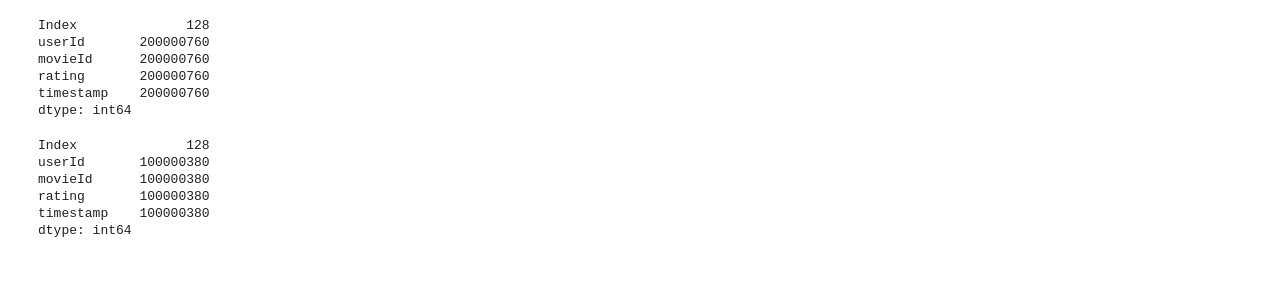
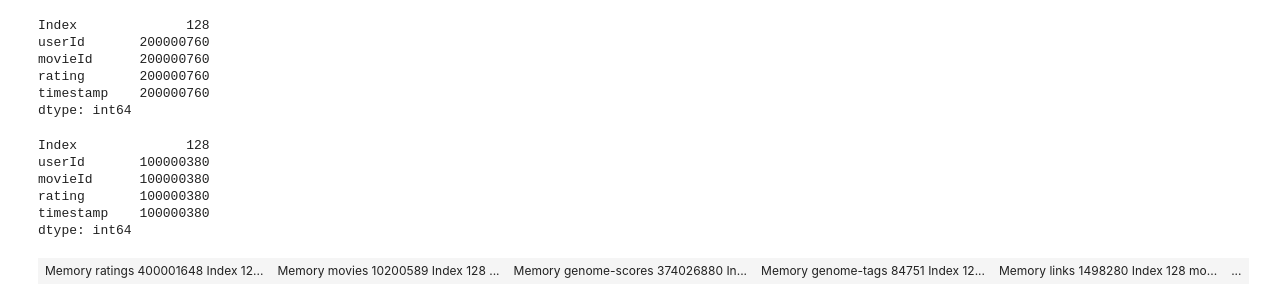
Before and after one commit to igorbenav/dexter, a Jupyter notebook: Example.ipynb, the cells around one changed output. Cells and saved outputs as stored; diff of their text form; code cells hidden in the pictures; blank space fills up the shorter version.

```diff
--- a/Example.ipynb
+++ b/Example.ipynb
@@ -130,3 +130,9 @@ movieId      100000380
 rating       100000380
 timestamp    100000380
 dtype: int64
+# %%
+# and optimizing all dataframes in a FrameMap
+
+dataframes.memory_usage()
+# %% [output]
+| Memory ratings 400001648 Index 12... | Memory movies 10200589 Index 128 ... | Memory genome-scores 374026880 In... | Memory genome-tags 84751 Index 12... | Memory links 1498280 Index 128 mo... | ... |
```
Also changed, not shown: parts of 2 cells of this notebook, 1 other file.
